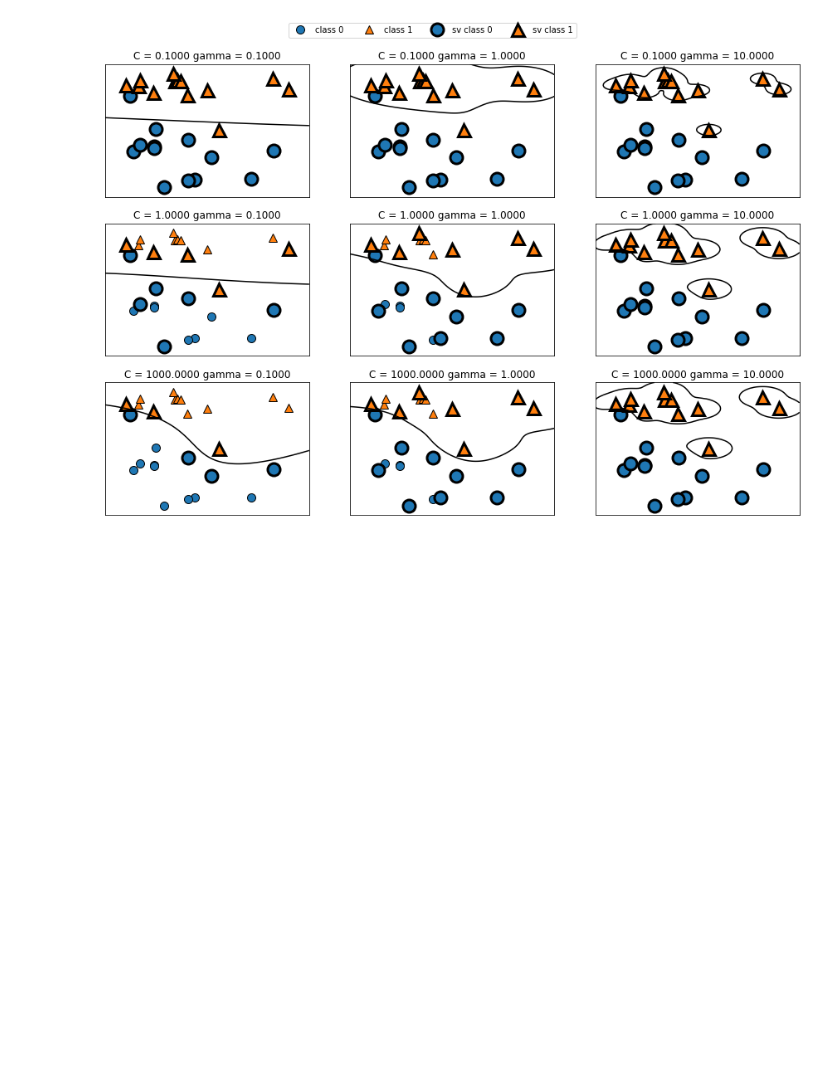
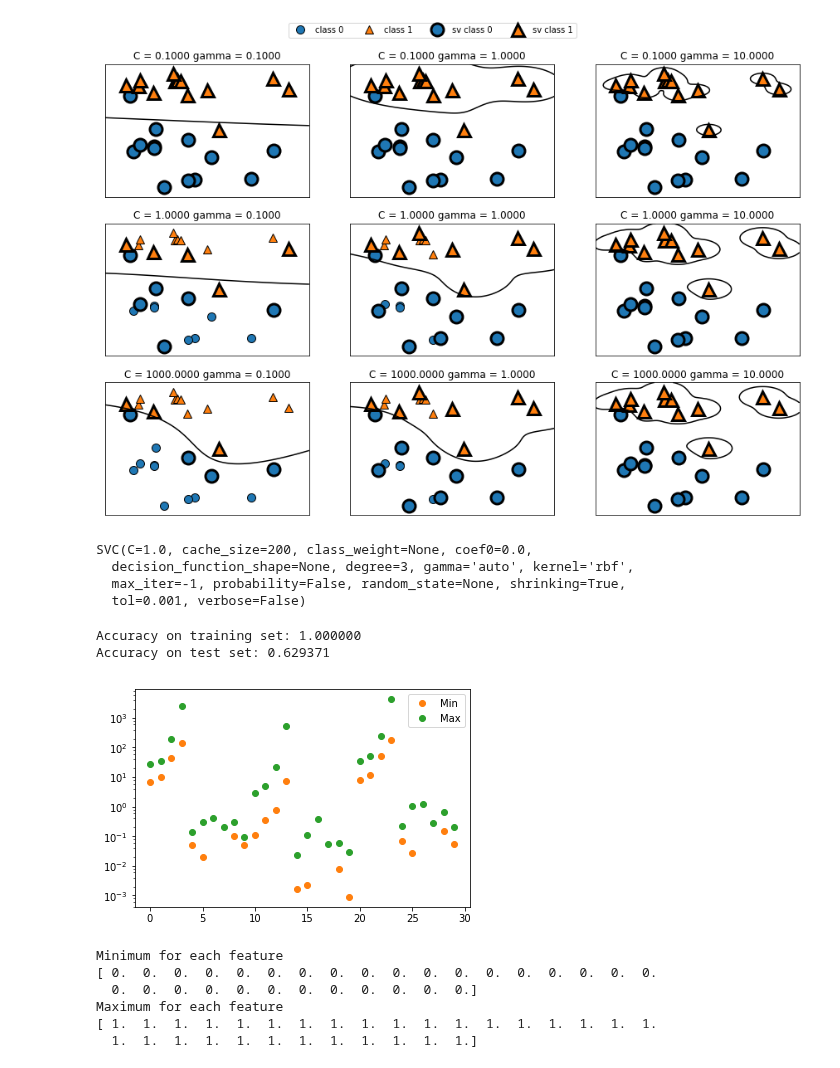
Before and after one commit to rodsveiga/ML_with_Python-Study_notes, a Jupyter notebook: Supervised_Learning.ipynb, the cells around one changed output. Saved outputs shown, nothing was run; the diff lists cells and outputs as text; code cells hidden in the pictures; blank space fills up the shorter version.

```diff
--- a/Supervised_Learning.ipynb
+++ b/Supervised_Learning.ipynb
@@ -1526,2 +1537,72 @@ plt.show()
 # %% [output]
 [figure]
+# %%
+# Applying the rbf kernel to the breast cancer data set with the default
+# values `C=1` and `gamma=1./n_features`.
+
+X_train, X_test, y_train, y_test = train_test_split(cancer.data,
+                                                    cancer.target, random_state=0)
+
+svc = SVC()
+svc.fit(X_train, y_train)
+# %% [output]
+SVC(C=1.0, cache_size=200, class_weight=None, coef0=0.0,
+  decision_function_shape=None, degree=3, gamma='auto', kernel='rbf',
+  max_iter=-1, probability=False, random_state=None, shrinking=True,
+  tol=0.001, verbose=False)
+# %%
+# The model over-fits quite substantially, with perfet score on the training set
+# and only 62% accuracy on the test set.
+
+print("Accuracy on training set: %f" % svc.score(X_train, y_train))
+print("Accuracy on test set: %f" % svc.score(X_test, y_test))
+# %% [output]
+Accuracy on training set: 1.000000
+Accuracy on test set: 0.629371
+# %%
+# While SVMs often perform quite well, they are very sensitive to parameters
+# settings and to the scaling of the data. Let's take a look at the minimum and
+# maximum values for each feature, plotted in a log-scale.
+
+plt.plot(X_train.min(axis=0), 'o', label="Min")
+plt.plot(X_train.max(axis=0), 'o', label="Max")
+plt.legend(loc="best")
+plt.yscale("log")
+plt.show()
+
+# Features in the breast cancer data set are of completely different orders of
+# magnitude. This can be somewhat of a problem for other models (like linear
+# models), but it has devastating effects for the kernel SVM.
+
+# Pay attention in the role of `axis=0` argument. With this, python searches
+# for maximum and minimum within each feature (local maximum and minimum) and
+# not the maximum and minimum for all features (global maximum and minimum).
+# %% [output]
+[figure, added]
+# %%
+# PRE-PROCESSING DATA FOR SVMs
+
+# One way to solve to solve the problem above is rescaling each feature. A common
+# rescaling method for kernel SVMs in to scale data such as all features values
+# are within the interval [0,1]. This can be done with the `MinMaxScaler`
+# pre-processing method, which will be studied later in the Unsupervised
+# learning chapter. For now, we are going to rescale the data by hand.
+
+# Computing the minimum value per feature on the training set.
+min_on_training = X_train.min(axis=0)
+# Computing the range of each feature (max-min) on the training set.
+range_on_training = (X_train - min_on_training).max(axis=0)
+
+# Subtract the minimum and then divide by the range.
+X_train_scaled = (X_train - min_on_training) / range_on_training
+# Afterwards `min=0` and `max=1` for each feature.
+
+print("Minimum for each feature \n%s" % X_train_scaled.min(axis=0))
+print("Maximum for each feature \n%s" % X_train_scaled.max(axis=0))
+# %% [output]
+Minimum for each feature
+[ 0.  0.  0.  0.  0.  0.  0.  0.  0.  0.  0.  0.  0.  0.  0.  0.  0.  0.
+  0.  0.  0.  0.  0.  0.  0.  0.  0.  0.  0.  0.]
+Maximum for each feature
+[ 1.  1.  1.  1.  1.  1.  1.  1.  1.  1.  1.  1.  1.  1.  1.  1.  1.  1.
+  1.  1.  1.  1.  1.  1.  1.  1.  1.  1.  1.  1.]
```
Also changed, not shown: parts of 15 cells of this notebook.
